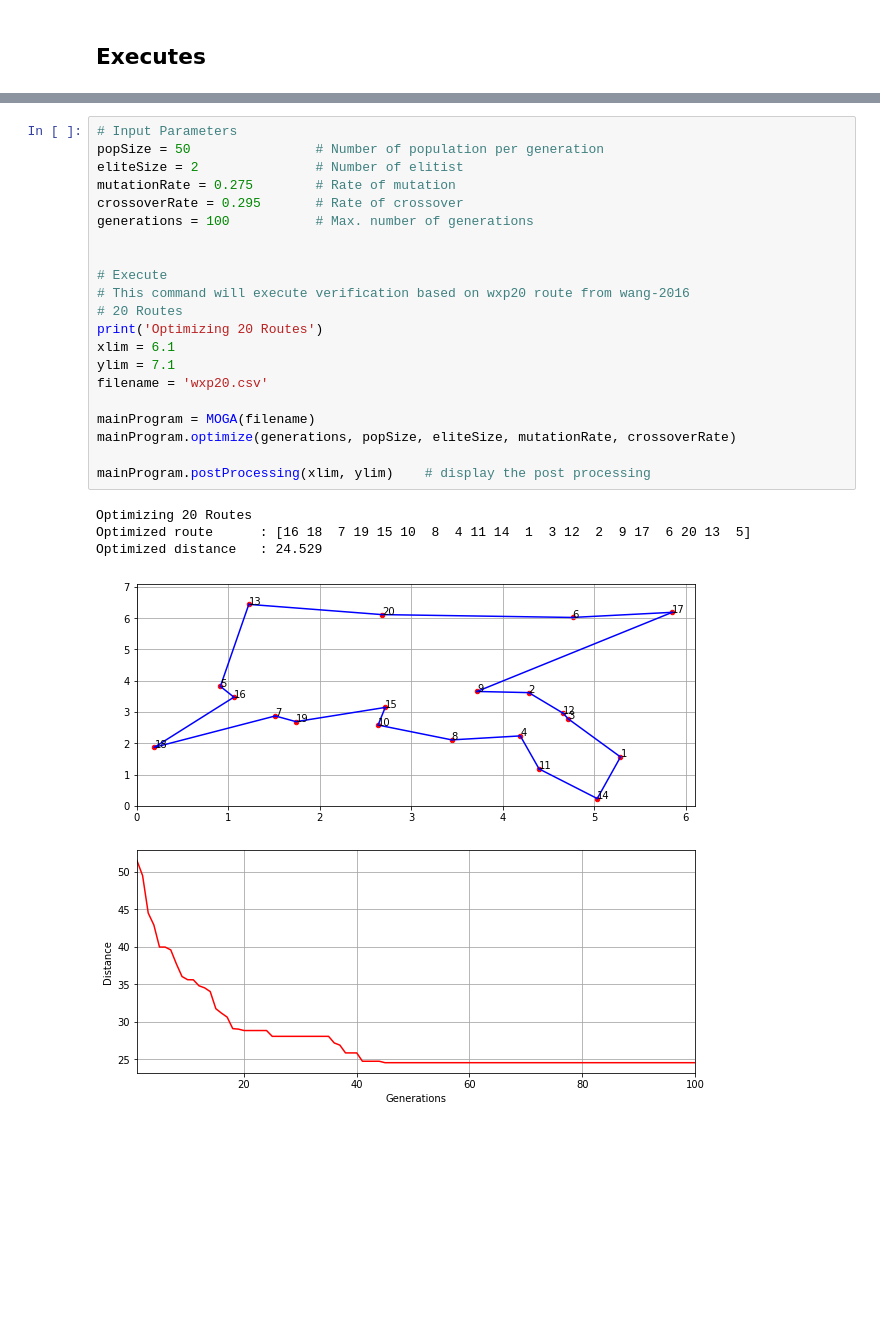
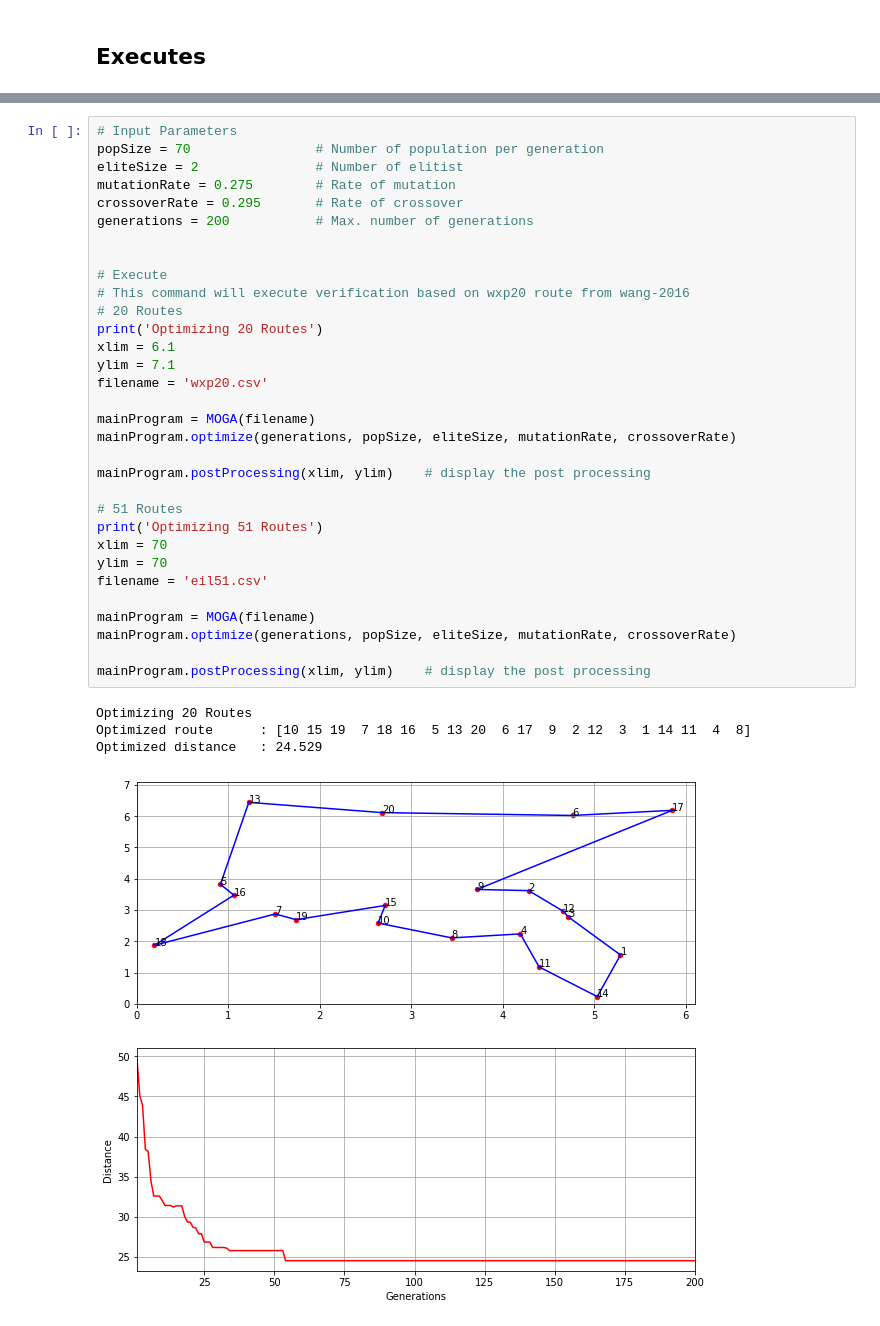
Before and after one commit to mabduttawwab/Verifikasi-MOGA, a Jupyter notebook: executes.ipynb, the cells around one changed output, grey strips where cells are left out. Cells and saved outputs as stored; diff of their text form; blank space fills up the shorter version.

```diff
--- a/executes.ipynb
+++ b/executes.ipynb
@@ -377,26 +391,37 @@ class MOGA:
 # %%
 # Input Parameters
-popSize = 50                # Number of population per generation
+popSize = 70                # Number of population per generation
 eliteSize = 2               # Number of elitist
 mutationRate = 0.275        # Rate of mutation
 crossoverRate = 0.295       # Rate of crossover
-generations = 100           # Max. number of generations
+generations = 200           # Max. number of generations
 
 
 # Execute
 # This command will execute verification based on wxp20 route from wang-2016
 # 20 Routes
 print('Optimizing 20 Routes')
 xlim = 6.1
 ylim = 7.1
 filename = 'wxp20.csv'
 
 mainProgram = MOGA(filename)
 mainProgram.optimize(generations, popSize, eliteSize, mutationRate, crossoverRate)
 
 mainProgram.postProcessing(xlim, ylim)    # display the post processing
+
+# 51 Routes
+print('Optimizing 51 Routes')
+xlim = 70
+ylim = 70
+filename = 'eil51.csv'
+
+mainProgram = MOGA(filename)
+mainProgram.optimize(generations, popSize, eliteSize, mutationRate, crossoverRate)
+
+mainProgram.postProcessing(xlim, ylim)    # display the post processing
 # %% [output]
 Optimizing 20 Routes
-Optimized route      : [16 18  7 19 15 10  8  4 11 14  1  3 12  2  9 17  6 20 13  5]
+Optimized route      : [10 15 19  7 18 16  5 13 20  6 17  9  2 12  3  1 14 11  4  8]
 Optimized distance   : 24.529
-[figure, old version]
+[figure, new version]
```
Also changed, not shown: parts of 4 cells of this notebook.
